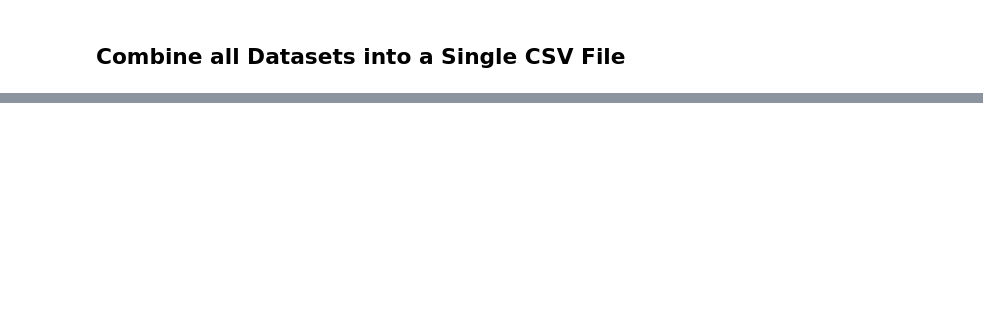
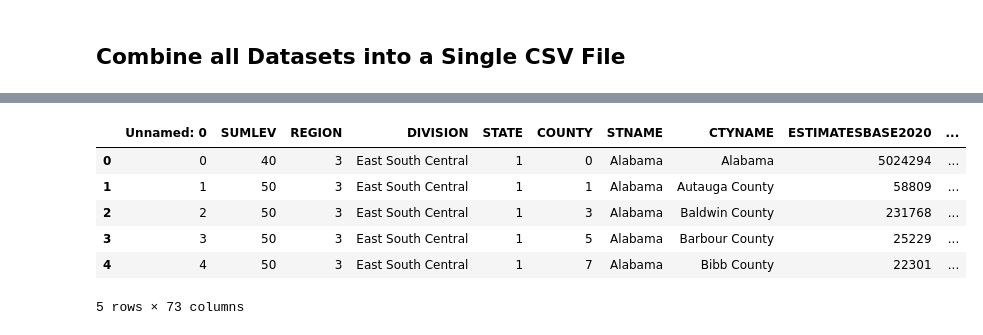
Before and after one commit to ChristopherHoward1/Public-Health-Tracker-Advisory-Chatbot, a Jupyter notebook: notebooks/EDA.ipynb, the cells around one changed output, grey strips where cells are left out. Saved outputs shown, nothing was run; the diff lists cells and outputs as text; code cells hidden in the pictures; blank space fills up the shorter version.

```diff
--- a/notebooks/EDA.ipynb
+++ b/notebooks/EDA.ipynb
@@ -699,0 +817,10 @@ FileNotFoundError: [Errno 2] No such file or directory: 'data/chronic_disease.cs
+# %%
+demographics_df.head()
+# %% [output]
+|  | Unnamed: 0 | SUMLEV | REGION | DIVISION | STATE | COUNTY | STNAME | CTYNAME | ESTIMATESBASE2020 | ... |
+| 0 | 0 | 40 | 3 | East South Central | 1 | 0 | Alabama | Alabama | 5024294 | ... |
+| 1 | 1 | 50 | 3 | East South Central | 1 | 1 | Alabama | Autauga County | 58809 | ... |
+| 2 | 2 | 50 | 3 | East South Central | 1 | 3 | Alabama | Baldwin County | 231768 | ... |
+| 3 | 3 | 50 | 3 | East South Central | 1 | 5 | Alabama | Barbour County | 25229 | ... |
+| 4 | 4 | 50 | 3 | East South Central | 1 | 7 | Alabama | Bibb County | 22301 | ... |
+5 rows × 73 columns
```
Also changed, not shown: parts of 22 cells of this notebook, 6 other files.
